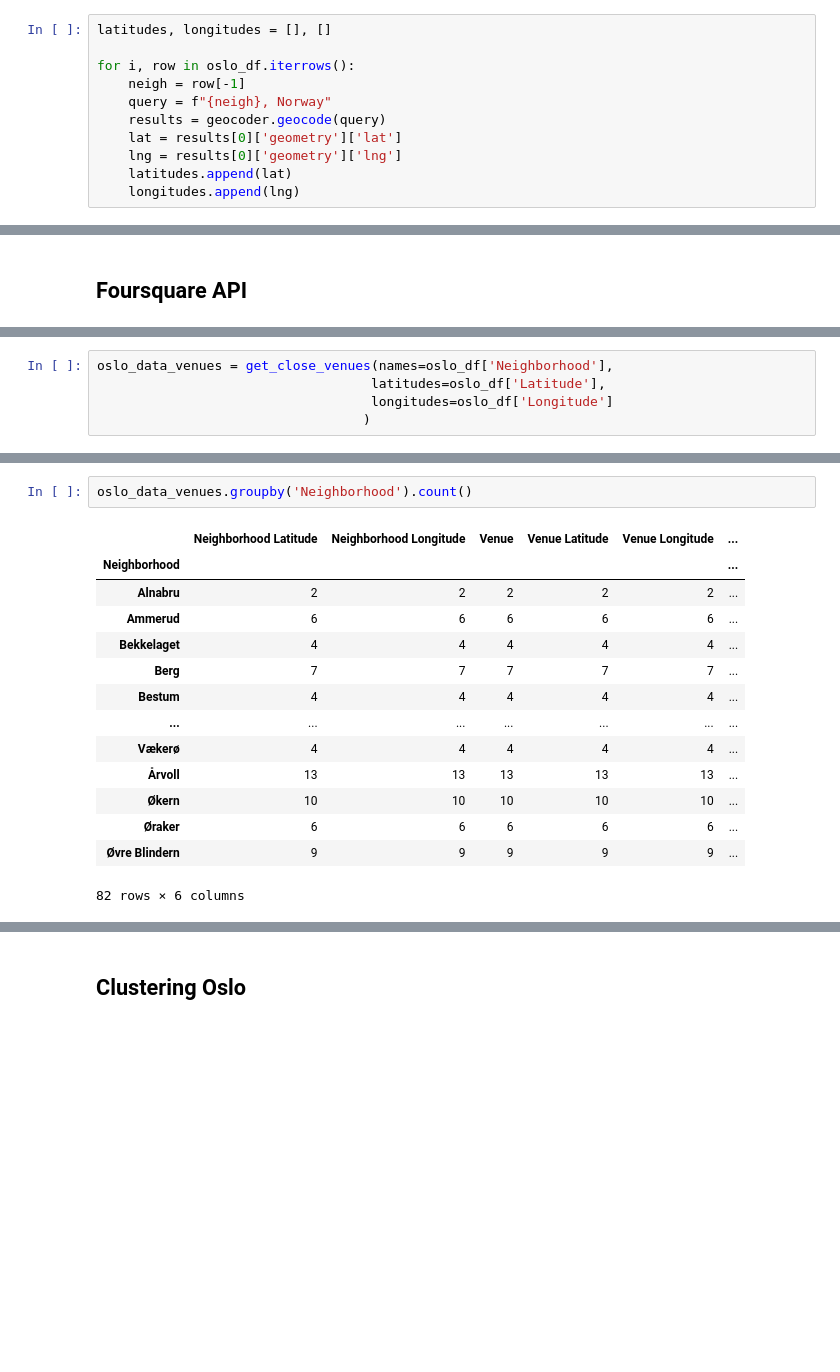
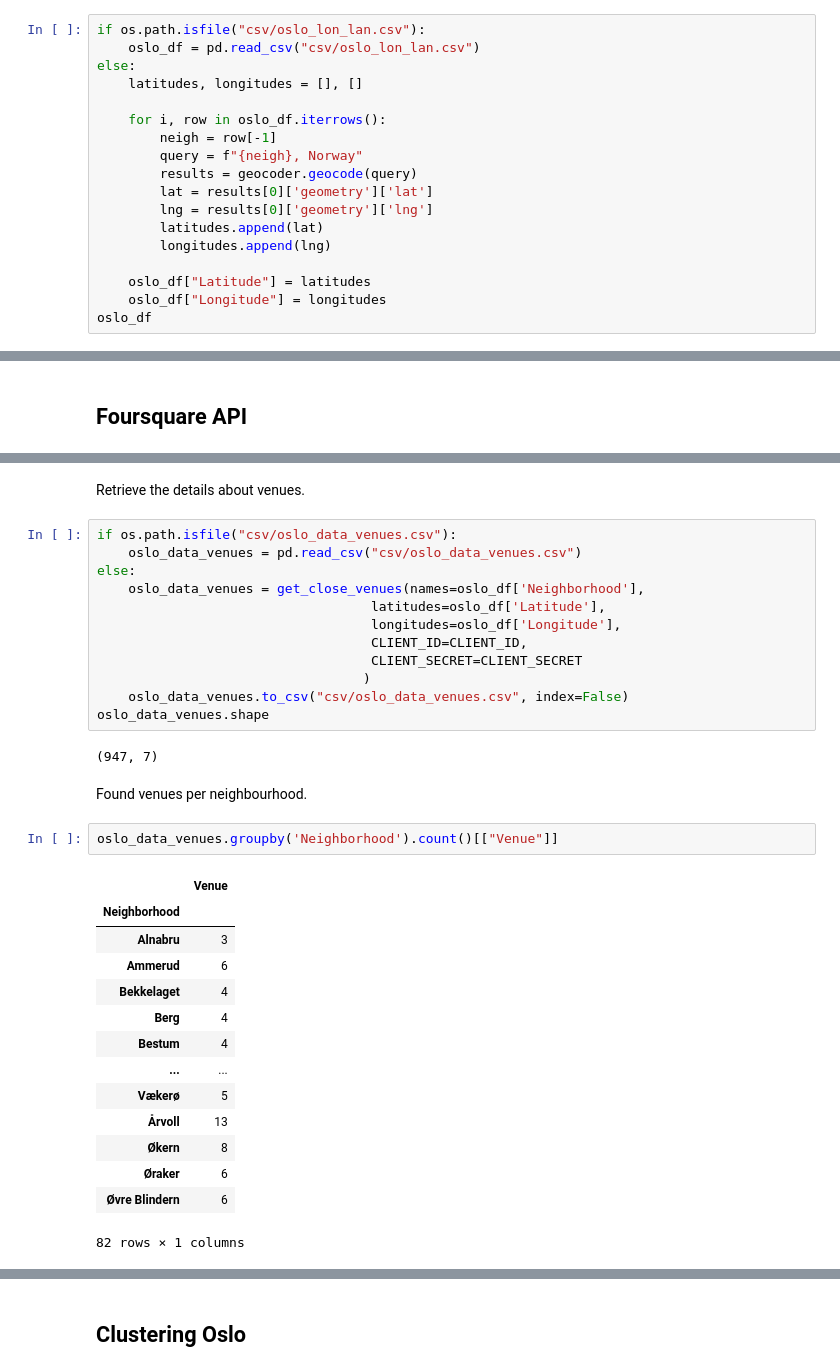
Before and after one commit to weronikazak/ML-Projects, a Jupyter notebook: Coursera/Comparison_of_Rome_and_Oslo.ipynb, the cells around one changed output, grey strips where cells are left out. Cells and saved outputs as stored; diff of their text form; blank space fills up the shorter version.

```diff
--- a/Coursera/Comparison_of_Rome_and_Oslo.ipynb
+++ b/Coursera/Comparison_of_Rome_and_Oslo.ipynb
@@ -181,11 +194,18 @@ geocoder = OpenCageGeocode(KEY2)
 # %%
-latitudes, longitudes = [], []
+if os.path.isfile("csv/oslo_lon_lan.csv"):
+    oslo_df = pd.read_csv("csv/oslo_lon_lan.csv")
+else:
+    latitudes, longitudes = [], []
 
-for i, row in oslo_df.iterrows():
-    neigh = row[-1]
-    query = f"{neigh}, Norway"
-    results = geocoder.geocode(query)
-    lat = results[0]['geometry']['lat']
-    lng = results[0]['geometry']['lng']
-    latitudes.append(lat)
-    longitudes.append(lng)
+    for i, row in oslo_df.iterrows():
+        neigh = row[-1]
+        query = f"{neigh}, Norway"
+        results = geocoder.geocode(query)
+        lat = results[0]['geometry']['lat']
+        lng = results[0]['geometry']['lng']
+        latitudes.append(lat)
+        longitudes.append(lng)
+
+    oslo_df["Latitude"] = latitudes
+    oslo_df["Longitude"] = longitudes
+oslo_df
@@ -384,5 +375,0 @@ def get_close_venues(names, latitudes, longitudes, radius=500):
-# %%
-oslo_data_venues = get_close_venues(names=oslo_df['Neighborhood'],
-                                   latitudes=oslo_df['Latitude'],
-                                   longitudes=oslo_df['Longitude']
-                                  )
@@ -393,17 +376,35 @@ oslo_data_venues.shape
+# %% [markdown]
+Retrieve the details about venues.
+# %%
+if os.path.isfile("csv/oslo_data_venues.csv"):
+    oslo_data_venues = pd.read_csv("csv/oslo_data_venues.csv")
+else:
+    oslo_data_venues = get_close_venues(names=oslo_df['Neighborhood'],
+                                   latitudes=oslo_df['Latitude'],
+                                   longitudes=oslo_df['Longitude'],
+                                   CLIENT_ID=CLIENT_ID,
+                                   CLIENT_SECRET=CLIENT_SECRET
+                                  )
+    oslo_data_venues.to_csv("csv/oslo_data_venues.csv", index=False)
+oslo_data_venues.shape
+# %% [output]
+(947, 7)
+# %% [markdown]
+Found venues per neighbourhood.
 # %%
-oslo_data_venues.groupby('Neighborhood').count()
+oslo_data_venues.groupby('Neighborhood').count()[["Venue"]]
 # %% [output]
-|  | Neighborhood Latitude | Neighborhood Longitude | Venue | Venue Latitude | Venue Longitude | ... |
-| Neighborhood |  |  |  |  |  | ... |
-| Alnabru | 2 | 2 | 2 | 2 | 2 | ... |
-| Ammerud | 6 | 6 | 6 | 6 | 6 | ... |
-| Bekkelaget | 4 | 4 | 4 | 4 | 4 | ... |
-| Berg | 7 | 7 | 7 | 7 | 7 | ... |
-| Bestum | 4 | 4 | 4 | 4 | 4 | ... |
-| ... | ... | ... | ... | ... | ... | ... |
-| Vækerø | 4 | 4 | 4 | 4 | 4 | ... |
-| Årvoll | 13 | 13 | 13 | 13 | 13 | ... |
-| Økern | 10 | 10 | 10 | 10 | 10 | ... |
-| Øraker | 6 | 6 | 6 | 6 | 6 | ... |
-| Øvre Blindern | 9 | 9 | 9 | 9 | 9 | ... |
+|  | Venue |
+| Neighborhood |  |
+| Alnabru | 3 |
+| Ammerud | 6 |
+| Bekkelaget | 4 |
+| Berg | 4 |
+| Bestum | 4 |
+| ... | ... |
+| Vækerø | 5 |
+| Årvoll | 13 |
+| Økern | 8 |
+| Øraker | 6 |
+| Øvre Blindern | 6 |
-82 rows × 6 columns
+82 rows × 1 columns
```
Also changed, not shown: parts of 90 cells of this notebook, 1 other file.
